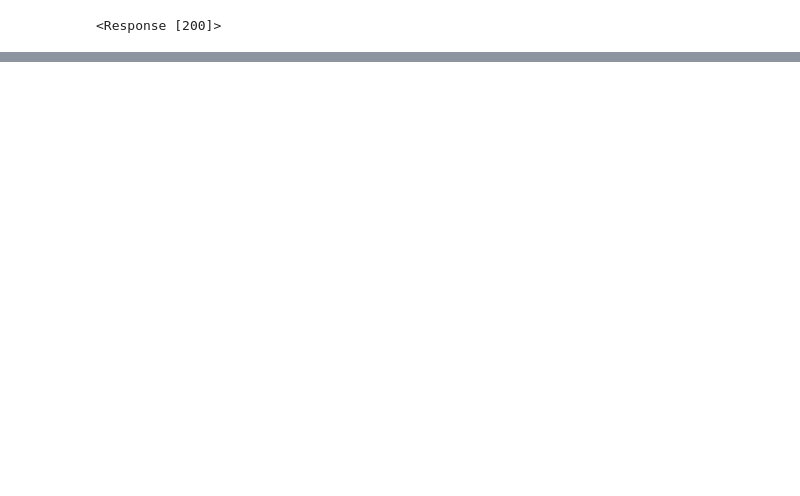
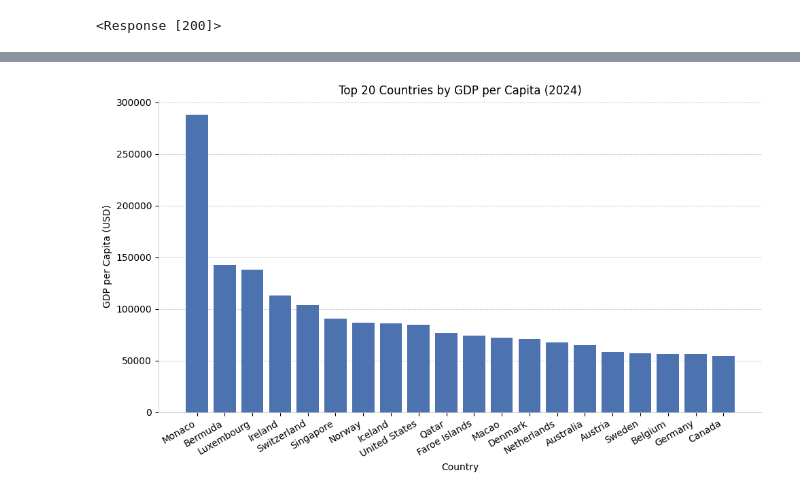
Before and after one commit to UA-Libraries-Research-Data-Services/UALIB_ScholarlyAPI_Cookbook, a Jupyter notebook: src/python/world-bank.ipynb, the cells around one changed output, grey strips where cells are left out. Cells and saved outputs as stored; diff of their text form; code cells hidden in the pictures; blank space fills up the shorter version.

Commit message:
feat: Update World Bank in Python recipe

```diff
--- a/src/python/world-bank.ipynb
+++ b/src/python/world-bank.ipynb
@@ -299,0 +96,16 @@ plt.show()
+# %%
+def iso3_to_country(code):
+    country = pycountry.countries.get(alpha_3=code)
+    return country.name if country else None
+
+df["country_name"] = df["countryiso3code"].apply(iso3_to_country)
+
+# World Bank contains some aggregate regions (e.g., "World", "High income") that aren't
+# officially defined countries, so we drop those rows
+df = df.dropna(subset=["country_name"])
+# %%
+# Extract top 20 countries by GDP per capita
+top20 = df.sort_values("value", ascending=False).head(20)
+
+# Print top 20 countries
+top20
@@ -299,0 +130,30 @@ plt.show()
+# %%
+fig, ax = plt.subplots(figsize=(10,6))
+
+# Bars
+ax.bar(top20["country_name"], top20["value"], color="#4C72B0")
+
+# Gridlines
+ax.grid(axis="y", linestyle="--", linewidth=0.6, alpha=0.7)
+ax.set_axisbelow(True)
+
+# Remove top/right spines
+ax.spines["top"].set_visible(False)
+ax.spines["right"].set_visible(False)
+
+# Lighten remaining spines
+ax.spines["left"].set_color("#CCCCCC")
+ax.spines["bottom"].set_color("#CCCCCC")
+
+# Labels and title
+ax.set_title("Top 20 Countries by GDP per Capita (2024)")
+ax.set_xlabel("Country")
+ax.set_ylabel("GDP per Capita (USD)")
+
+# Rotate country labels
+plt.xticks(rotation=30, ha="right")
+
+plt.tight_layout()
+plt.show()
+# %% [output]
+[figure, added]
```
Also changed, not shown: parts of 30 cells of this notebook, 1 other file.
